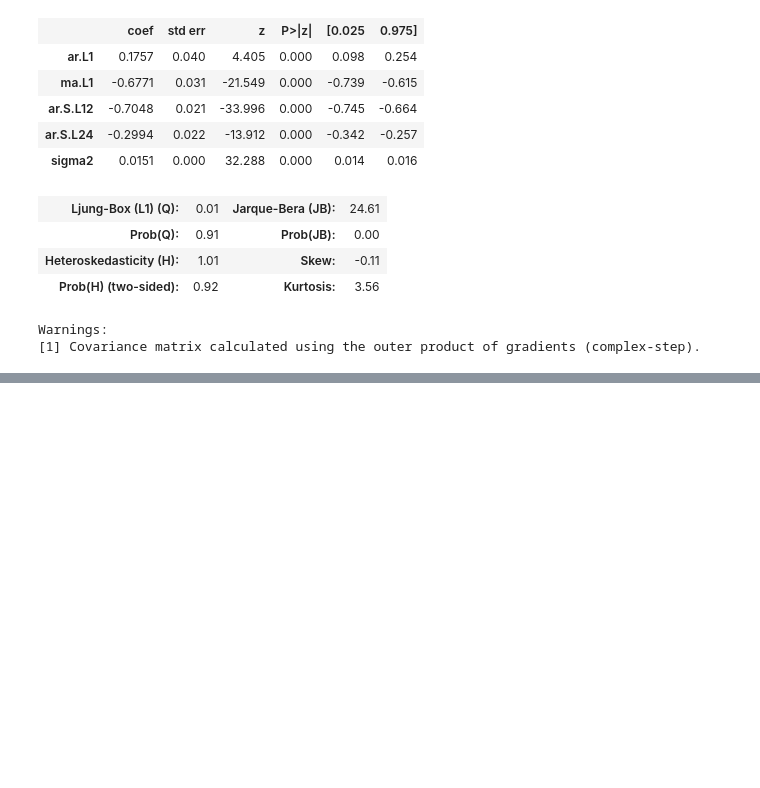
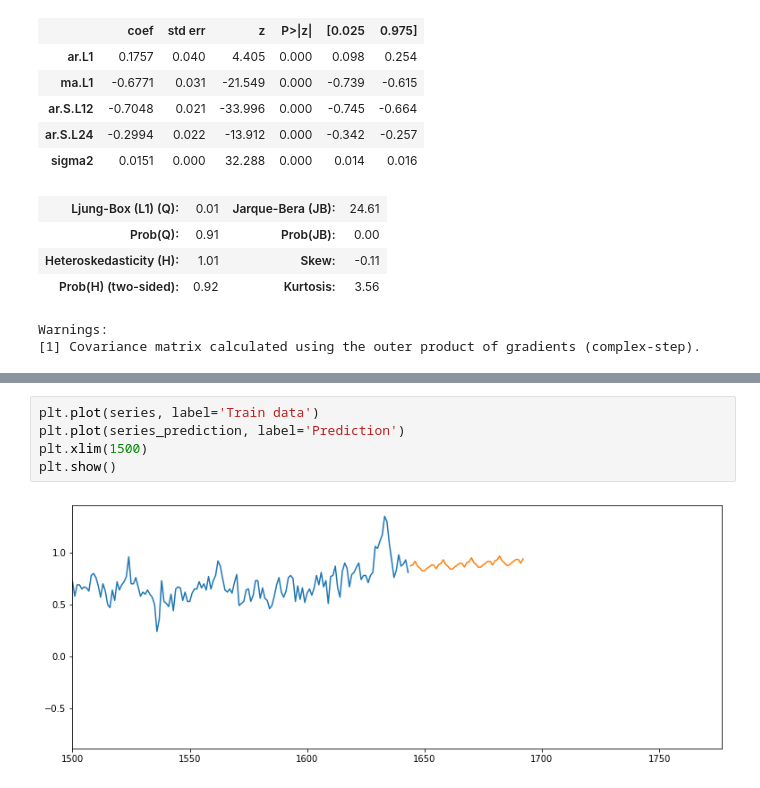
Before and after one commit to rgabdullin/MLDA2021, a Jupyter notebook: classes/week13/seminar13.ipynb, the cells around one changed output, grey strips where cells are left out. Drawn from its saved outputs; the diff is of its cells as text; blank space fills up the shorter version.

```diff
--- a/classes/week13/seminar13.ipynb
+++ b/classes/week13/seminar13.ipynb
@@ -401,0 +458,7 @@ sarima_fit.summary()
+# %%
+plt.plot(series, label='Train data')
+plt.plot(series_prediction, label='Prediction')
+plt.xlim(1500)
+plt.show()
+# %% [output]
+[figure, added]
```
Also changed, not shown: parts of 7 cells of this notebook.
